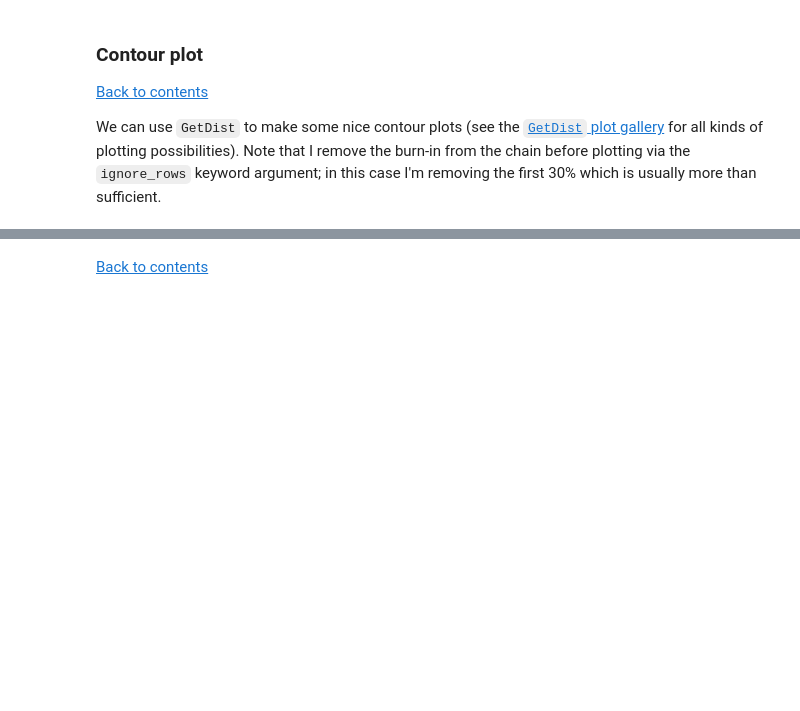
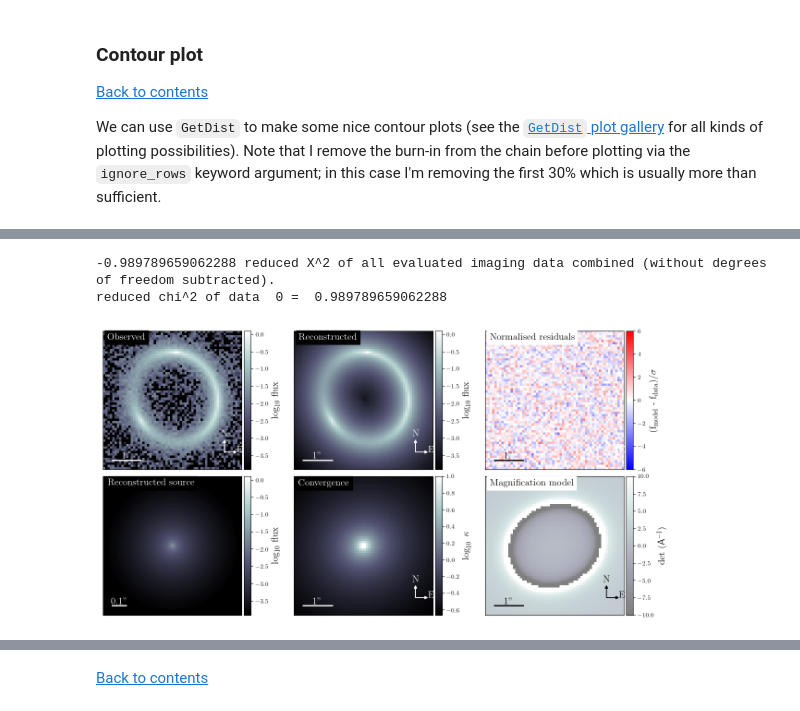
Before and after one commit to nataliehogg/cobaya_for_lenstronomy, a Jupyter notebook: cobaya_demo.ipynb, the cells around one changed output, grey strips where cells are left out. Cells and saved outputs as stored; diff of their text form; code cells hidden in the pictures; blank space fills up the shorter version.

```diff
--- a/cobaya_demo.ipynb
+++ b/cobaya_demo.ipynb
@@ -443,6 +458,6 @@ plt.show()
 # %%
-# lens
-lens_model_list = ['SIS', 'LOS_MINIMAL']
+# lens; fit with SIE instead of SIS
+lens_model_list = ['SIE', 'LOS_MINIMAL']
 
 # initialise the lists of parameters
 kwargs_lens_init=[]
@@ -451,29 +466,32 @@ fixed_lens = []
 kwargs_lower_lens = []
 kwargs_upper_lens = []
 
-# no fixed SIS parameters this time
-fixed_lens.append({})
+fixed_lens.append({'center_x': x_lens, 'center_y': y_lens})
 
-# mean and stdev of reference pdfs; now sampling center_x and center_y
-kwargs_lens_init.append({'theta_E': theta_E, 'center_x': x_lens, 'center_y': y_lens})
-kwargs_lens_sigma.append({'theta_E': 0.1, 'center_x': 0.1, 'center_y': 0.1})
+# mean and stdev of reference pdfs; now with ellipticity parameters
+kwargs_lens_init.append({'theta_E': theta_E, 'e1': 0.0, 'e2': 0.0})
+kwargs_lens_sigma.append({'theta_E': 0.01, 'e1': 0.01, 'e2': 0.01})
 
-# min/max of prior
-kwargs_lower_lens.append({'theta_E': 1.0, 'center_x': -0.1, 'center_y': -0.1})
-kwargs_upper_lens.append({'theta_E': 3.0, 'center_x': 0.1, 'center_y': 0.1})
+# min/max of prior; now with ellipticity parameters
+kwargs_lower_lens.append({'theta_E': 1.0, 'e1': -0.1, 'e2': -0.1})
+kwargs_upper_lens.append({'theta_E': 3.0, 'e1': 0.1, 'e2': 0.1})
 
 # fixed LOS parameters
-fixed_lens.append({'kappa_od': 0.0, 'omega_od': 0.0, 'kappa_los': 0.0, 'omega_los': 0.0})
+# with an ellipticity component in play we can keep the od shear fixed to zero
+# without affecting the inference on the LOS shear
+# see section 3.1.2 of 2210.07210 for more info
+fixed_lens.append({'gamma1_od': 0.0, 'gamma2_od': 0.0,
+                   'kappa_od': 0.0, 'omega_od': 0.0,
+                   'kappa_los': 0.0, 'omega_los': 0.0})
 
 # mean and stdev of reference pdfs
-kwargs_lens_init.append({'gamma1_od': kwargs_los['gamma1_od'], 'gamma2_od': kwargs_los['gamma2_od'],
-                        'gamma1_los': kwargs_los['gamma1_los'], 'gamma2_los': kwargs_los['gamma2_los']})
+kwargs_lens_init.append({'gamma1_los': kwargs_los['gamma1_los'], 'gamma2_los': kwargs_los['gamma2_los']})
 
-kwargs_lens_sigma.append({'gamma1_od': 0.1, 'gamma2_od': 0.1, 'gamma1_los': 0.1, 'gamma2_los': 0.1})
+kwargs_lens_sigma.append({'gamma1_los': 0.01, 'gamma2_los': 0.10})
 
 # min/max of priors
-kwargs_lower_lens.append({'gamma1_od': -0.5, 'gamma2_od': -0.5, 'gamma1_los': -0.5, 'gamma2_los': -0.5})
-kwargs_upper_lens.append({'gamma1_od': 0.5, 'gamma2_od': 0.5, 'gamma1_los': 0.5, 'gamma2_los': 0.5})
+kwargs_lower_lens.append({'gamma1_los': -0.5, 'gamma2_los': -0.5})
+kwargs_upper_lens.append({'gamma1_los': 0.5, 'gamma2_los': 0.5})
 
 lens_params = [kwargs_lens_init, kwargs_lens_sigma, fixed_lens, kwargs_lower_lens, kwargs_upper_lens]
 
@@ -484,13 +502,11 @@ kwargs_params = {'lens_model': lens_params,
 kwargs_model = {'lens_model_list': lens_model_list,
                 'source_light_model_list': source_model_list}
 # %%
-labels = [# SIS
+labels = [# SIE
           r'\theta_{\rm E}',
-          r'x_{\rm lens}',
-          r'y_{\rm lens}',
+          r'e_1',
+          r'e_2',
           # LOS
-          r'\gamma_1^{\rm od}',
-          r'\gamma_2^{\rm od}',
           r'\gamma_1^{\rm LOS}',
           r'\gamma_2^{\rm LOS}',
           # source
@@ -538,19 +555,23 @@ plt.show()
 # %%
 modelPlot = ModelPlot(multi_band_list, kwargs_model, chain_list[0][2],
-                      arrow_size=0.02, cmap_string="gist_heat")
+                      arrow_size=0.02, cmap_string='bone')
 
 f, axes = plt.subplots(2, 3, figsize=(16, 8), sharex=False, sharey=False)
 
 modelPlot.data_plot(ax=axes[0,0])
 modelPlot.model_plot(ax=axes[0,1])
 modelPlot.normalized_residual_plot(ax=axes[0,2], v_min=-6, v_max=6, text='Normalised residuals')
 modelPlot.source_plot(ax=axes[1, 0], deltaPix_source=0.01, numPix=100)
 modelPlot.convergence_plot(ax=axes[1, 1], v_max=1)
 modelPlot.magnification_plot(ax=axes[1, 2])
 f.tight_layout()
 f.subplots_adjust(left=None, bottom=None, right=None, top=None, wspace=0., hspace=0.05)
 
 plt.show()
+# %% [output]
+-0.989789659062288 reduced X^2 of all evaluated imaging data combined (without degrees of freedom subtracted).
+reduced chi^2 of data  0 =  0.989789659062288
+[figure, added]
 # %%
 g = gdplt.get_single_plotter(chain_dir = path, analysis_settings={'ignore_rows':0.3}, width_inch=6, ratio=1)
 
```
Also changed, not shown: parts of 23 cells of this notebook.
